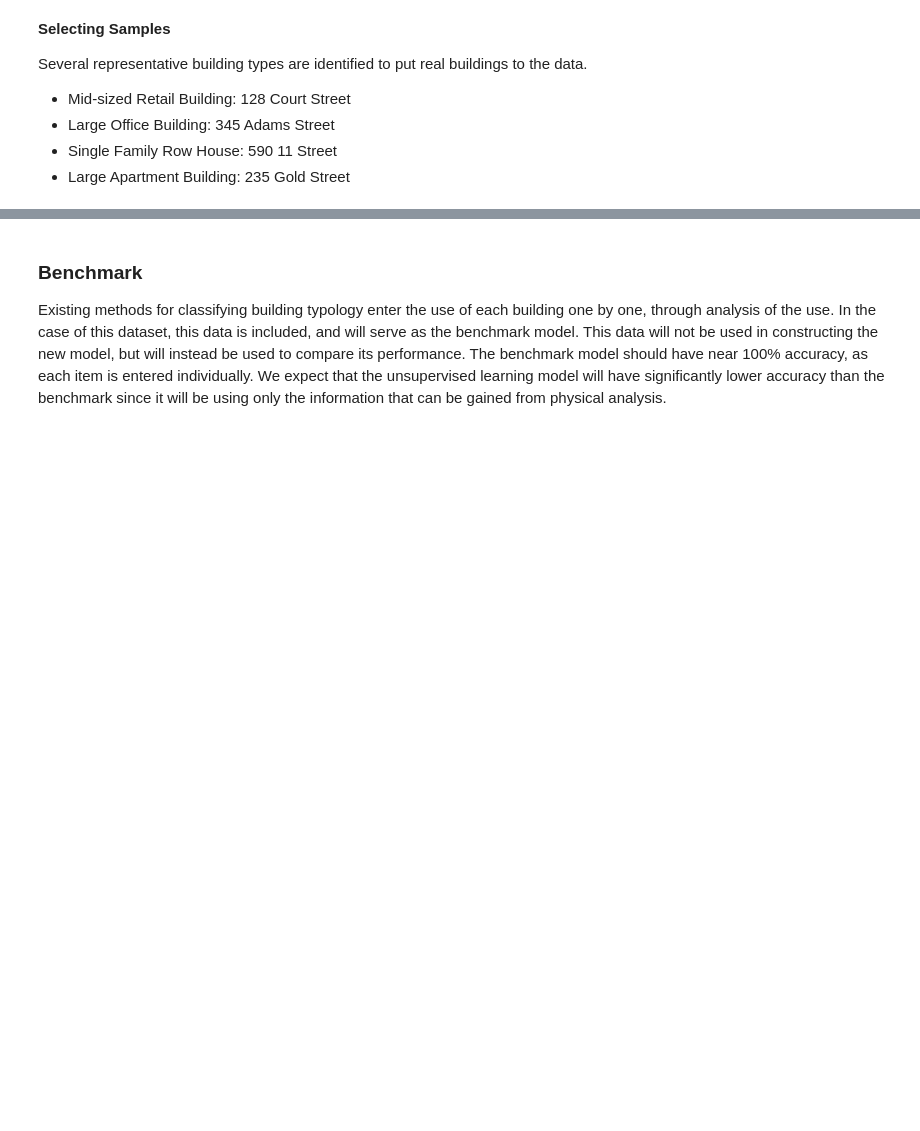
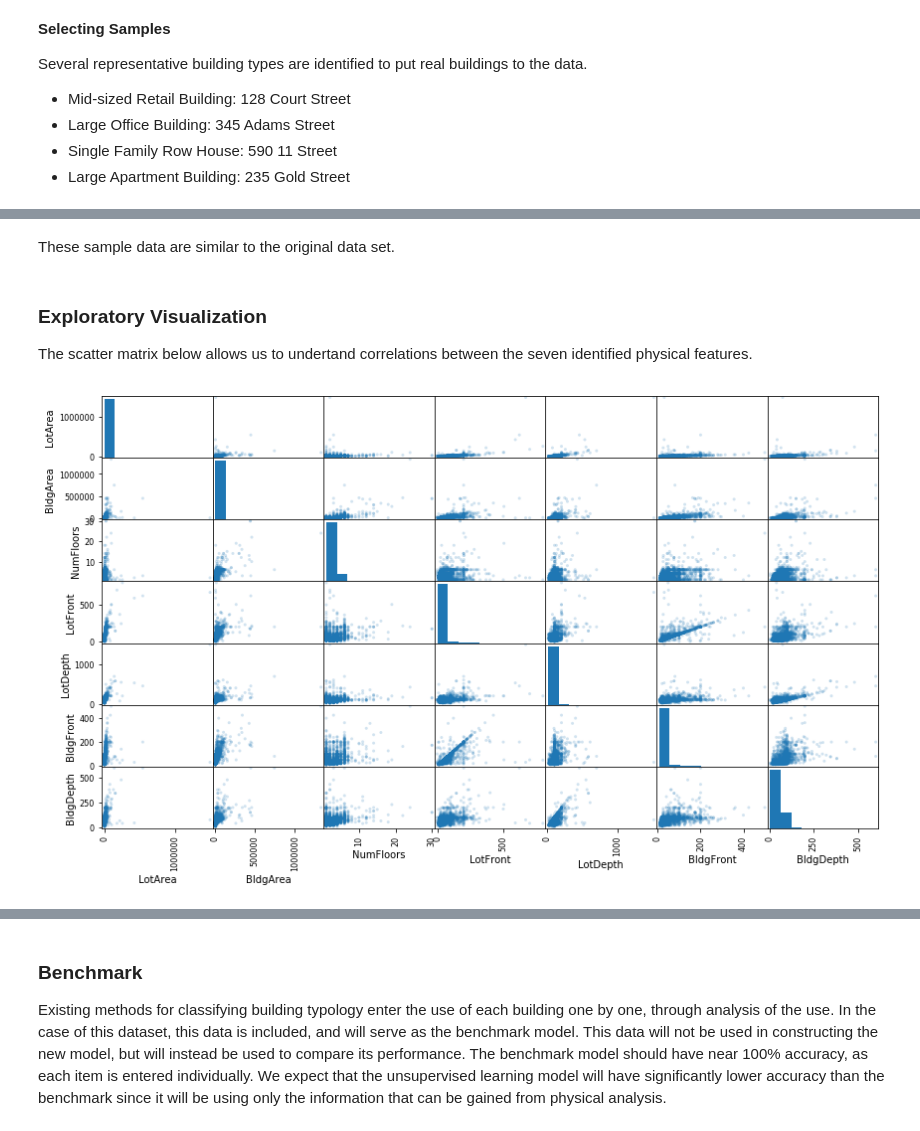
Before and after one commit to jperaino/MLND_Capstone, a Jupyter notebook: Capstone_Report.ipynb, the cells around one changed output, grey strips where cells are left out. Drawn from its saved outputs; the diff is of its cells as text; code cells hidden in the pictures; blank space fills up the shorter version.

```diff
--- a/Capstone_Report.ipynb
+++ b/Capstone_Report.ipynb
@@ -158,7 +133,0 @@ Chosen samples from PLUTO database:
-# %%
-# Select indices of samples from dataset
-indices = [15004]
-
-samples = pd.DataFrame(data.loc[indices], columns = data.keys()).reset_index(drop = True)
-print "Chosen samples from PLUTO dataset:"
-display(samples)
@@ -172,0 +173,10 @@ TODO
+# %% [markdown]
+These sample data are similar to the original data set.
+# %% [markdown]
+### Exploratory Visualization
+
+The scatter matrix below allows us to undertand correlations between the seven identified physical features.
+# %%
+pd.plotting.scatter_matrix(dataReduced, alpha = 0.2, figsize = (14,8));
+# %% [output]
+[figure, added]
```
Also changed, not shown: parts of 15 cells of this notebook.
